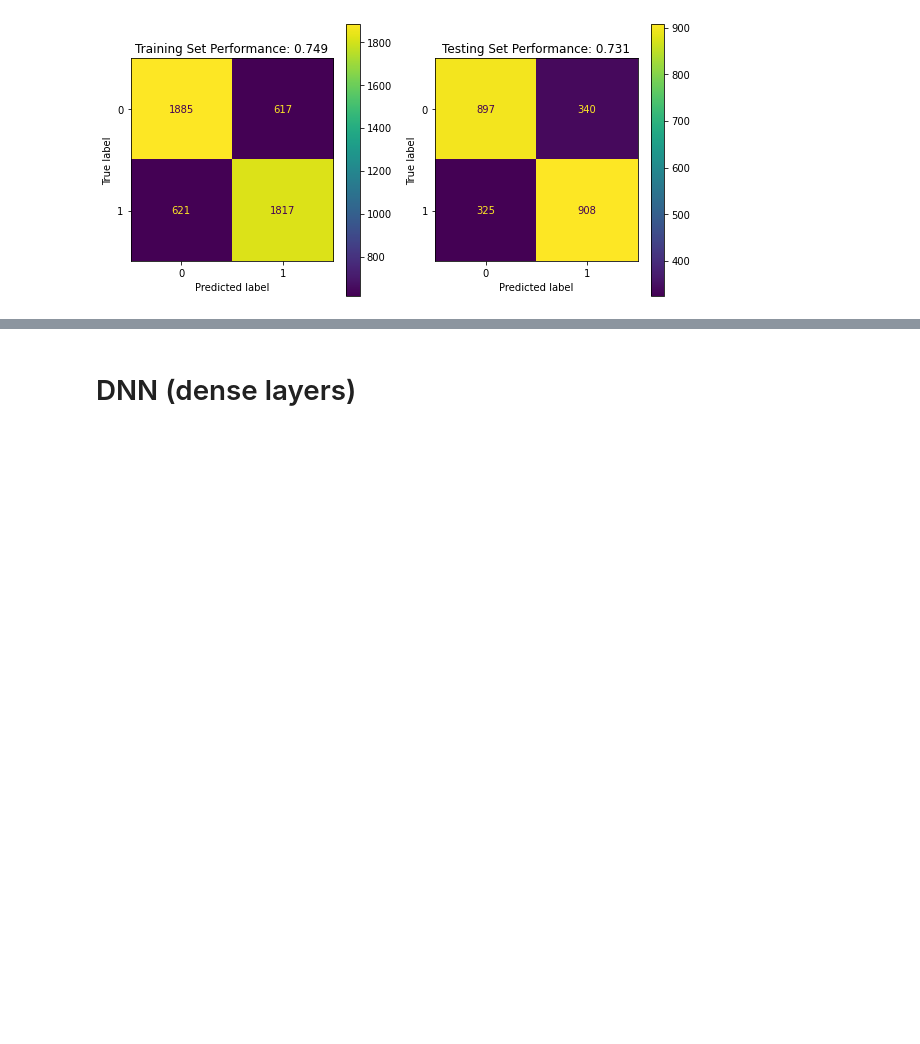
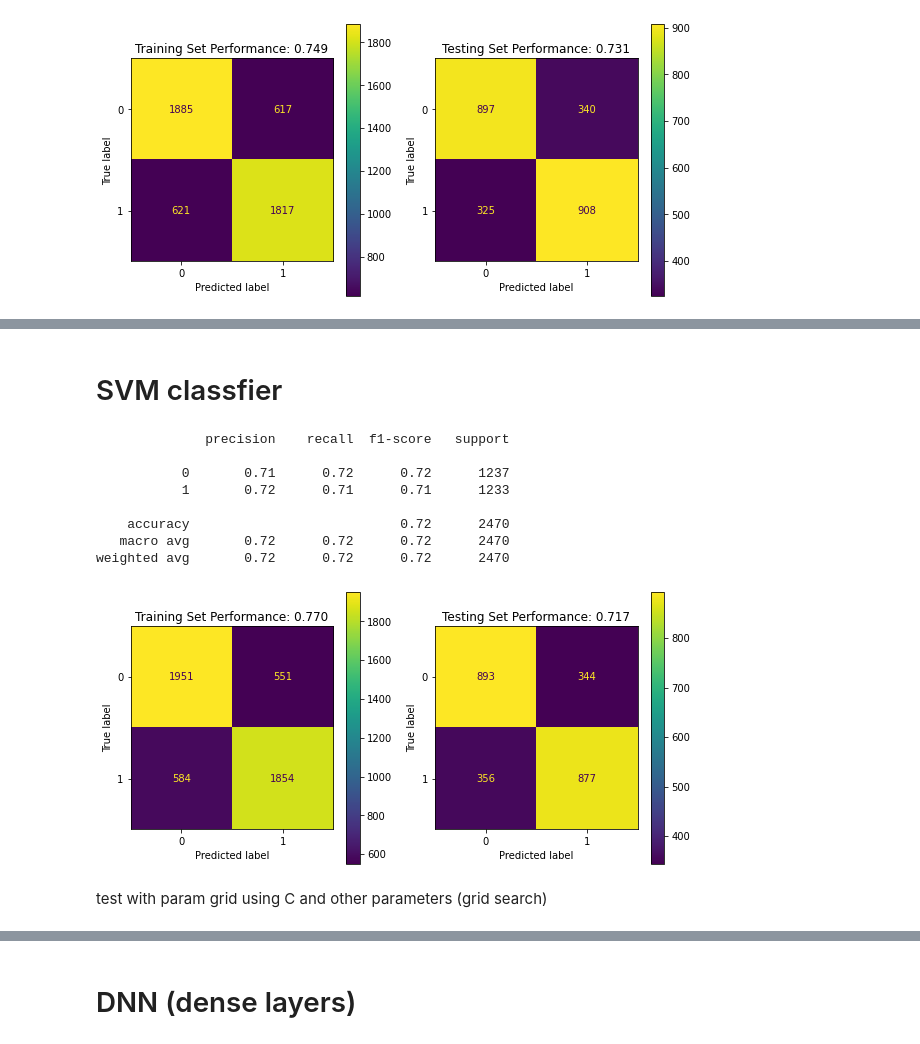
Before and after one commit to WilliamMa6984/LeagueOfLegendsWinPredictor, a Jupyter notebook: code.ipynb, the cells around one changed output, grey strips where cells are left out. Cells and saved outputs as stored; diff of their text form; code cells hidden in the pictures; blank space fills up the shorter version.

Commit message:
started on SVMs using grid, needs modification?

```diff
--- a/code.ipynb
+++ b/code.ipynb
@@ -153,3 +153,24 @@ fig = plt.figure(figsize=(100, 100))
 _ = tree.plot_tree(rf.estimators_[0], fontsize=20)
 # %% [output]
 [figure]
+# %% [markdown]
+# SVM classfier
+# %%
+from sklearn.svm import SVC
+
+# test default svc
+svm = SVC()
+svm.fit(train_X, train_y)
+eval_model(svm, train_X, train_y, test_X, test_y)
+# %% [output]
+              precision    recall  f1-score   support
+
+           0       0.71      0.72      0.72      1237
+           1       0.72      0.71      0.71      1233
+
+    accuracy                           0.72      2470
+   macro avg       0.72      0.72      0.72      2470
+weighted avg       0.72      0.72      0.72      2470
+[figure, added]
+# %% [markdown]
+test with param grid using C and other parameters (grid search)
```
Also changed, not shown: parts of 2 cells of this notebook.
